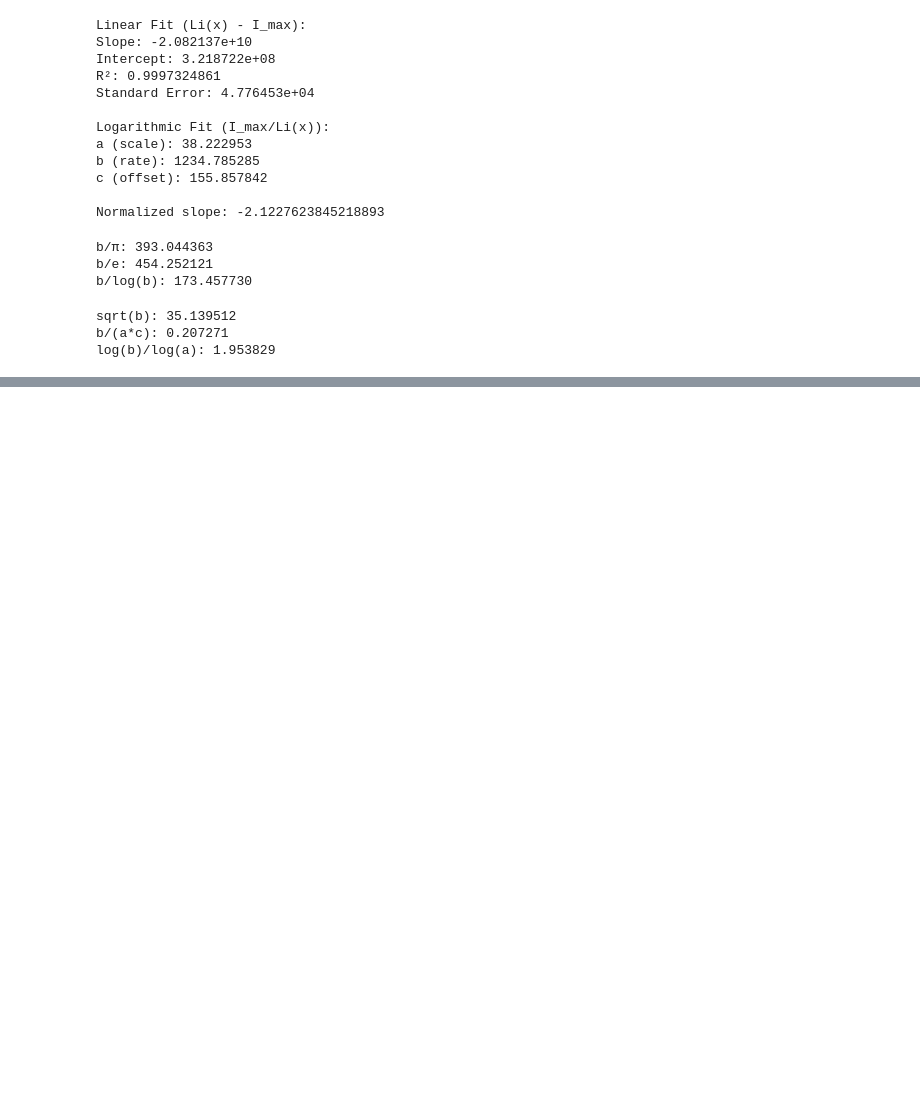
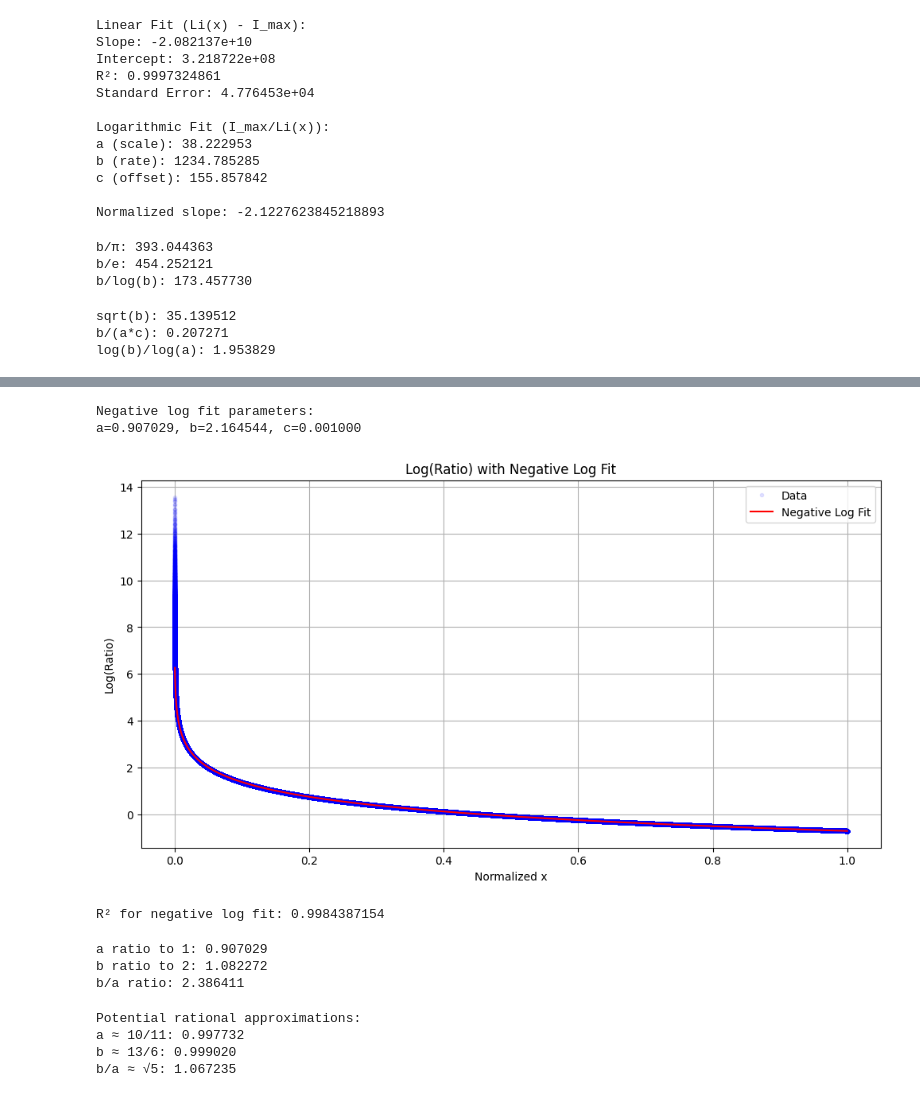
Before and after one commit to nking-1/ComplexityEfficiency, a Jupyter notebook: Prime Analysis.ipynb, the cells around one changed output, grey strips where cells are left out. Saved outputs shown, nothing was run; the diff lists cells and outputs as text; code cells hidden in the pictures; blank space fills up the shorter version.

```diff
--- a/Prime Analysis.ipynb
+++ b/Prime Analysis.ipynb
@@ -631,0 +932,60 @@ log(b)/log(a): 1.953829
+# %%
+# Since we see a -log(x) shape, let's try this fitting function
+def neg_log_func(x, a, b, c):
+    return -a * np.log(b*x + c)
+
+try:
+    # Fit directly to log_ratio
+    popt, _ = curve_fit(neg_log_func, x_norm_clean, log_ratio,
+                       p0=[1.0, 1.0, 0.1],
+                       bounds=([0.001, 0.001, 0.001], [100, 100, 100]))
+
+    print("\nNegative log fit parameters:")
+    print(f"a={popt[0]:.6f}, b={popt[1]:.6f}, c={popt[2]:.6f}")
+
+    # Plot data and fit
+    plt.figure(figsize=(12,6))
+    plt.plot(x_norm_clean, log_ratio, 'b.', alpha=0.1, label='Data')
+    plt.plot(x_norm_clean, neg_log_func(x_norm_clean, *popt), 'r-',
+             label='Negative Log Fit')
+    plt.title('Log(Ratio) with Negative Log Fit')
+    plt.xlabel('Normalized x')
+    plt.ylabel('Log(Ratio)')
+    plt.legend()
+    plt.grid(True)
+    plt.show()
+
+    # Compute R² for this fit
+    residuals = log_ratio - neg_log_func(x_norm_clean, *popt)
+    ss_res = np.sum(residuals**2)
+    ss_tot = np.sum((log_ratio - np.mean(log_ratio))**2)
+    r_squared = 1 - (ss_res / ss_tot)
+    print(f"\nR² for negative log fit: {r_squared:.10f}")
+
+except RuntimeError as e:
+    print(f"Fitting error: {e}")
+# %% [output]
+Negative log fit parameters:
+a=0.907029, b=2.164544, c=0.001000
+[figure, added]
+R² for negative log fit: 0.9984387154
+# %%
+# Check for special values
+print(f"a ratio to 1: {0.907029/1:.6f}")
+print(f"b ratio to 2: {2.164544/2:.6f}")
+print(f"b/a ratio: {2.164544/0.907029:.6f}")
+# %% [output]
+a ratio to 1: 0.907029
+b ratio to 2: 1.082272
+b/a ratio: 2.386411
+# %%
+# Test rational approximations
+print("Potential rational approximations:")
+print(f"a ≈ 10/11: {0.907029/(10/11):.6f}")
+print(f"b ≈ 13/6: {2.164544/(13/6):.6f}")
+print(f"b/a ≈ √5: {2.386411/np.sqrt(5):.6f}")
+# %% [output]
+Potential rational approximations:
+a ≈ 10/11: 0.997732
+b ≈ 13/6: 0.999020
+b/a ≈ √5: 1.067235
```
Also changed, not shown: parts of 13 cells of this notebook.
